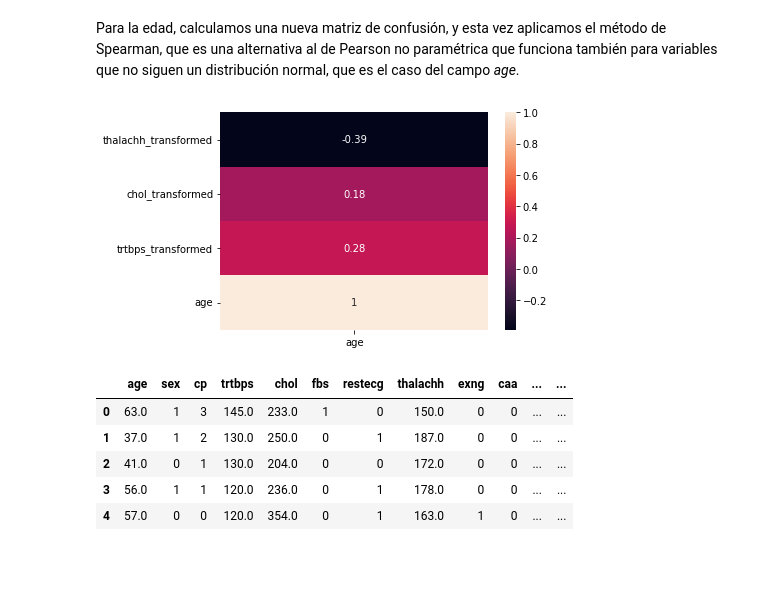
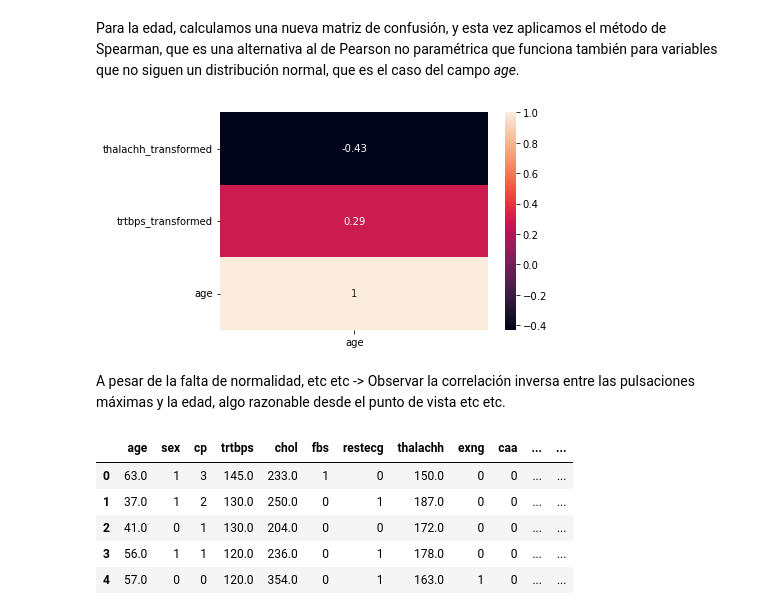
Before and after one commit to Carlos-Perez-Ha/PRA2, a Jupyter notebook: Heart_attack_analysis.ipynb, the cells around one changed output. Cells and saved outputs as stored; diff of their text form; code cells hidden in the pictures; blank space fills up the shorter version.

```diff
--- a/Heart_attack_analysis.ipynb
+++ b/Heart_attack_analysis.ipynb
@@ -206,7 +206,7 @@ import numpy as np
 from sklearn.cluster import OPTICS, cluster_optics_dbscan
 
 cut_line_1 = .17# .19
-cut_line_2 = .19# .22
+cut_line_2 = .195# .22
 
 clust= OPTICS().fit(df_scaled)
 
@@ -217,7 +217,7 @@ labels = clust.labels_[clust.ordering_]
 # Normalización de las etiquetas para obtener los colores de los clusters
 norm = colors.Normalize(vmin=0, vmax=max(labels))
 
-plt.figure(figsize=(6, 5))
+plt.figure(figsize=(10, 6))
 
 # Plot datos normales
 plt.scatter(space[labels!=-1], reachability[labels!=-1], c=labels[labels!=-1], norm=norm, s=30, cmap="Set1", alpha=.7)
@@ -275,6 +275,3 @@ Vamos a eliminar estos registros para que no desvirtúen los análisis estadíst
 # %%
 data = df.loc[df.atipico_2 == False]
-data = data.drop(columns = ["atipico_1", "atipico_2"])
+data = data.drop(columns = ["atipico_1", "atipico_2"], axis = 1)
-# %%
-data = df.copy()
-data.head()
@@ -546,9 +631,9 @@ plt.show()
 # %% [markdown]
 Para la edad, calculamos una nueva matriz de confusión, y esta vez aplicamos el método de Spearman, que es una alternativa al de Pearson no paramétrica que funciona también para variables que no siguen un distribución normal, que es el caso del campo *age*.
 # %%
-matrix = scaled_data[['thalachh_transformed', 'chol_transformed', 'trtbps_transformed', 'age']]\
+matrix = scaled_data[['thalachh_transformed', 'trtbps_transformed', 'age']]\
             .corr(method='spearman').round(2)
 sns.heatmap(matrix[abnormal_features], annot=True)
 plt.show()
 # %% [output]
-[figure, old version]
+[figure, new version]
@@ -555,3 +642,5 @@ plt.show()
+# %% [markdown]
+A pesar de la falta de normalidad, etc etc -> Observar la correlación inversa entre las pulsaciones máximas y la edad, algo razonable desde el punto de vista etc etc.
 # %%
 data.head()
 # %% [output]
```
Also changed, not shown: parts of 41 cells of this notebook.
